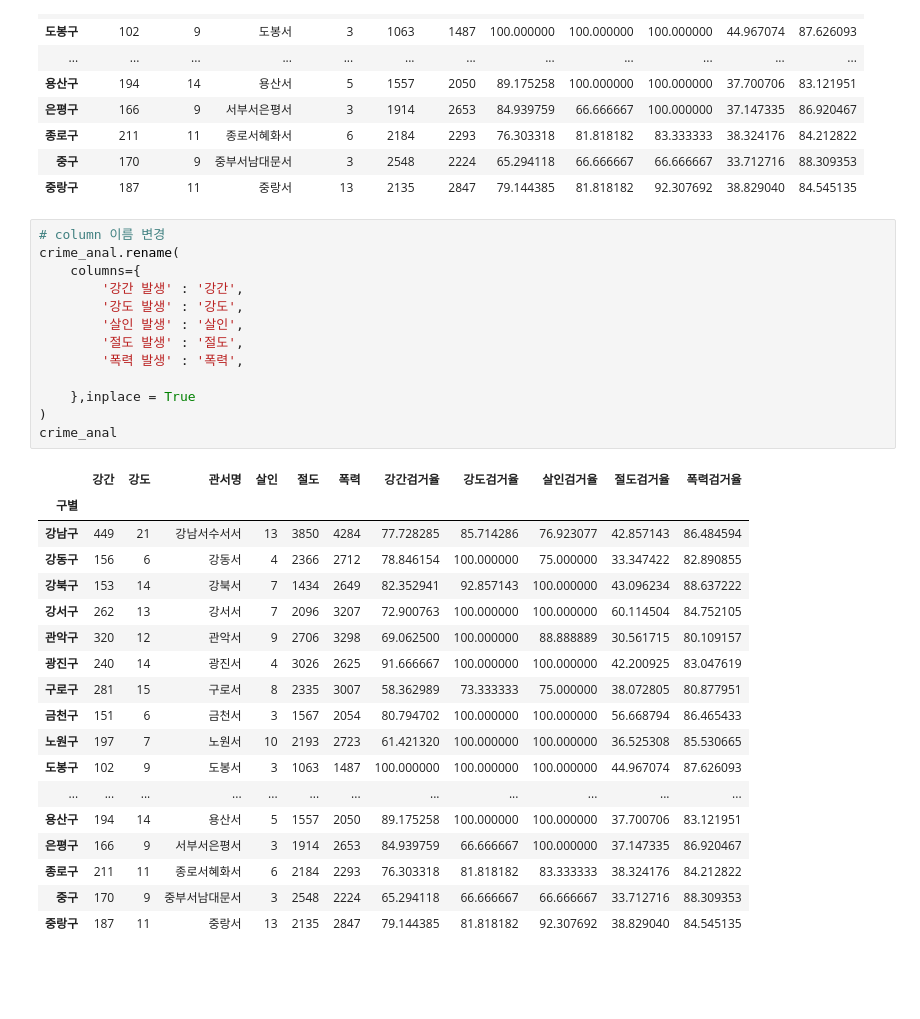
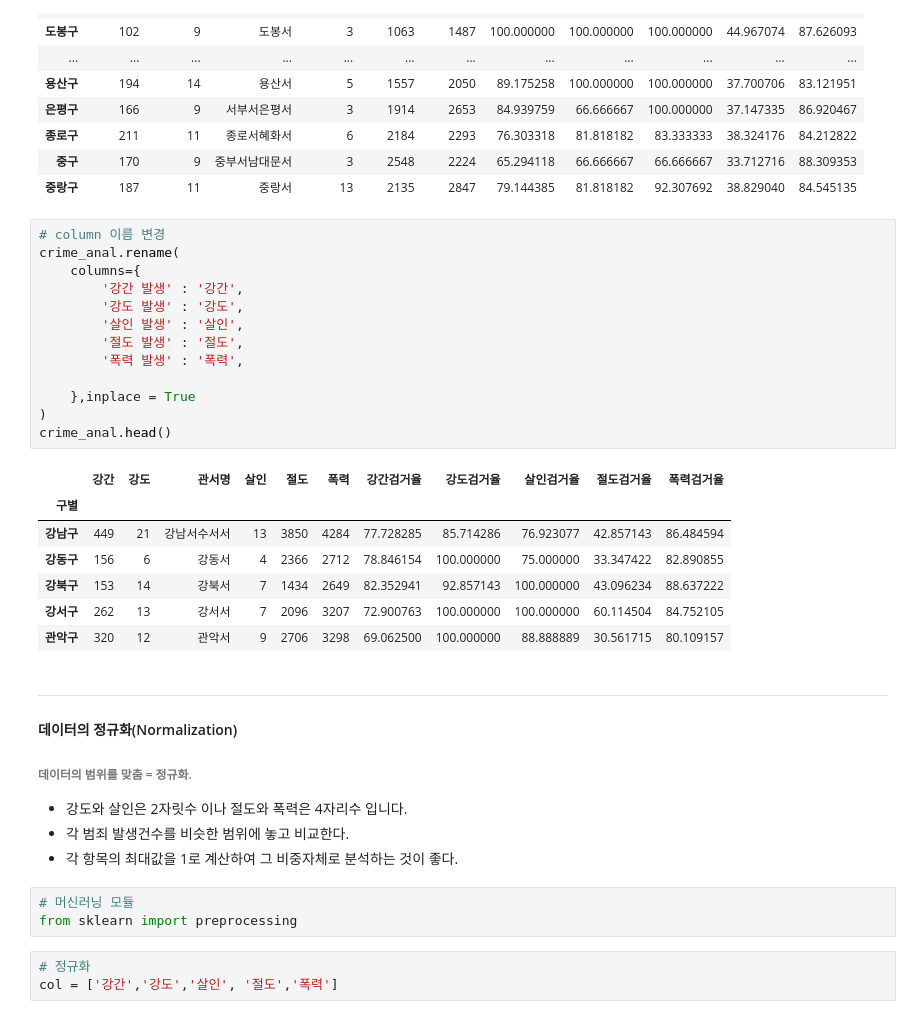
Before and after one commit to Hgracefield/dataAnalysis, a Jupyter notebook: Note/15.서울시범죄안전도.ipynb, the cells around one changed output. Drawn from its saved outputs; the diff is of its cells as text; blank space fills up the shorter version.

```diff
--- a/Note/15.서울시범죄안전도.ipynb
+++ b/Note/15.서울시범죄안전도.ipynb
@@ -395,32 +395,34 @@ crime_anal
 # %%
 # column 이름 변경
 crime_anal.rename(
     columns={
         '강간 발생' : '강간',
         '강도 발생' : '강도',
         '살인 발생' : '살인',
         '절도 발생' : '절도',
         '폭력 발생' : '폭력',
 
     },inplace = True
 )
-crime_anal
+crime_anal.head()
 # %% [output]
 |  | 강간 | 강도 | 관서명 | 살인 | 절도 | 폭력 | 강간검거율 | 강도검거율 | 살인검거율 | 절도검거율 | 폭력검거율 |
 | 구별 |  |  |  |  |  |  |  |  |  |  |  |
 | 강남구 | 449 | 21 | 강남서수서서 | 13 | 3850 | 4284 | 77.728285 | 85.714286 | 76.923077 | 42.857143 | 86.484594 |
 | 강동구 | 156 | 6 | 강동서 | 4 | 2366 | 2712 | 78.846154 | 100.000000 | 75.000000 | 33.347422 | 82.890855 |
 | 강북구 | 153 | 14 | 강북서 | 7 | 1434 | 2649 | 82.352941 | 92.857143 | 100.000000 | 43.096234 | 88.637222 |
 | 강서구 | 262 | 13 | 강서서 | 7 | 2096 | 3207 | 72.900763 | 100.000000 | 100.000000 | 60.114504 | 84.752105 |
 | 관악구 | 320 | 12 | 관악서 | 9 | 2706 | 3298 | 69.062500 | 100.000000 | 88.888889 | 30.561715 | 80.109157 |
-| 광진구 | 240 | 14 | 광진서 | 4 | 3026 | 2625 | 91.666667 | 100.000000 | 100.000000 | 42.200925 | 83.047619 |
-| 구로구 | 281 | 15 | 구로서 | 8 | 2335 | 3007 | 58.362989 | 73.333333 | 75.000000 | 38.072805 | 80.877951 |
-| 금천구 | 151 | 6 | 금천서 | 3 | 1567 | 2054 | 80.794702 | 100.000000 | 100.000000 | 56.668794 | 86.465433 |
-| 노원구 | 197 | 7 | 노원서 | 10 | 2193 | 2723 | 61.421320 | 100.000000 | 100.000000 | 36.525308 | 85.530665 |
-| 도봉구 | 102 | 9 | 도봉서 | 3 | 1063 | 1487 | 100.000000 | 100.000000 | 100.000000 | 44.967074 | 87.626093 |
-| ... | ... | ... | ... | ... | ... | ... | ... | ... | ... | ... | ... |
-| 용산구 | 194 | 14 | 용산서 | 5 | 1557 | 2050 | 89.175258 | 100.000000 | 100.000000 | 37.700706 | 83.121951 |
-| 은평구 | 166 | 9 | 서부서은평서 | 3 | 1914 | 2653 | 84.939759 | 66.666667 | 100.000000 | 37.147335 | 86.920467 |
-| 종로구 | 211 | 11 | 종로서혜화서 | 6 | 2184 | 2293 | 76.303318 | 81.818182 | 83.333333 | 38.324176 | 84.212822 |
-| 중구 | 170 | 9 | 중부서남대문서 | 3 | 2548 | 2224 | 65.294118 | 66.666667 | 66.666667 | 33.712716 | 88.309353 |
-| 중랑구 | 187 | 11 | 중랑서 | 13 | 2135 | 2847 | 79.144385 | 81.818182 | 92.307692 | 38.829040 | 84.545135 |
+# %% [markdown]
+---
+#### 데이터의 정규화(Normalization)
+###### 데이터의 범위를 맞춤 = 정규화.
+- 강도와 살인은 2자릿수 이나 절도와 폭력은 4자리수 입니다.
+- 각 범죄 발생건수를 비슷한 범위에 놓고 비교한다.
+- 각 항목의 최대값을 1로 계산하여 그 비중자체로 분석하는 것이 좋다.
+# %%
+# 머신러닝 모듈
+from sklearn import preprocessing
+# %%
+# 정규화
+col = ['강간','강도','살인', '절도','폭력']
```
Also changed, not shown: parts of 24 cells of this notebook.
